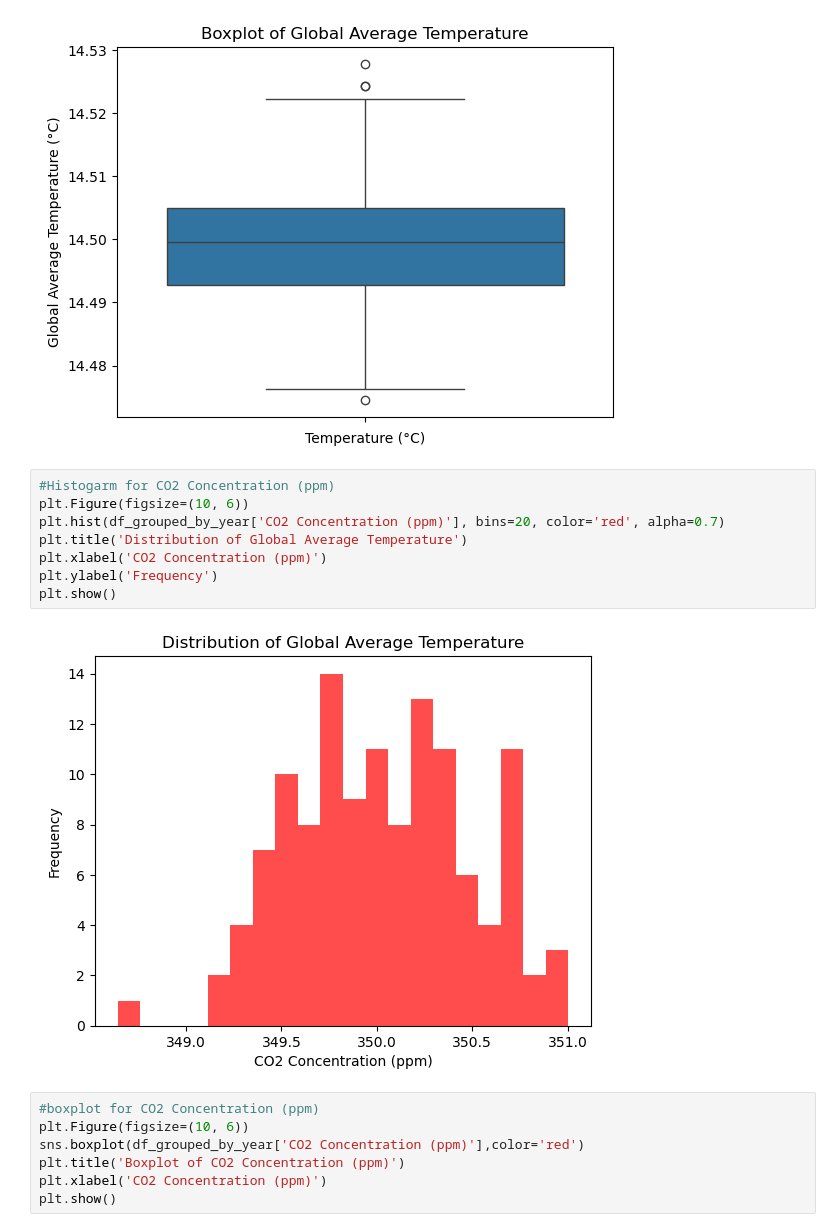
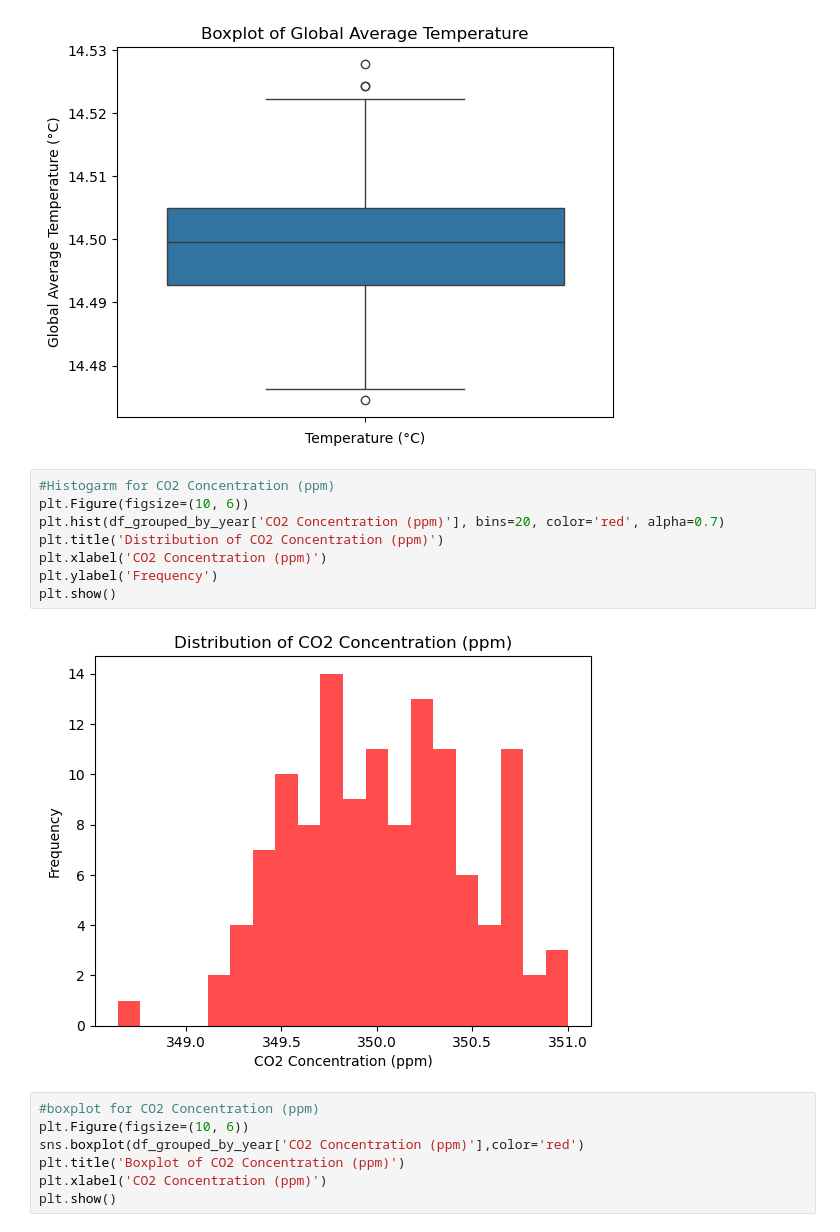
Before and after one commit to Omdena-NIC-Nepal/complete-eda-tensor, a Jupyter notebook: climate_eda.ipynb, the cells around one changed output. Saved outputs shown, nothing was run; the diff lists cells and outputs as text.

Commit message:
fix: Create appropriate visualizations (histograms and box plots) for Global Temperature and CO2 Concentration

```diff
--- a/climate_eda.ipynb
+++ b/climate_eda.ipynb
@@ -268,13 +268,13 @@ plt.show()
 # %%
 #Histogarm for CO2 Concentration (ppm)
 plt.Figure(figsize=(10, 6))
 plt.hist(df_grouped_by_year['CO2 Concentration (ppm)'], bins=20, color='red', alpha=0.7)
-plt.title('Distribution of Global Average Temperature')
+plt.title('Distribution of CO2 Concentration (ppm)')
 plt.xlabel('CO2 Concentration (ppm)')
 plt.ylabel('Frequency')
 plt.show()
 # %% [output]
-[figure, old version]
+[figure, new version]
 # %%
 #boxplot for CO2 Concentration (ppm)
 plt.Figure(figsize=(10, 6))
```
